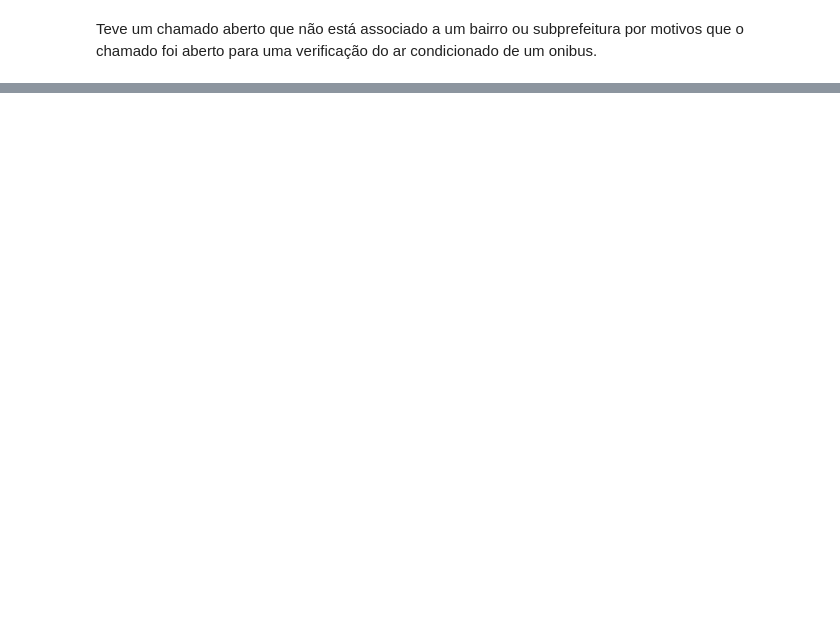
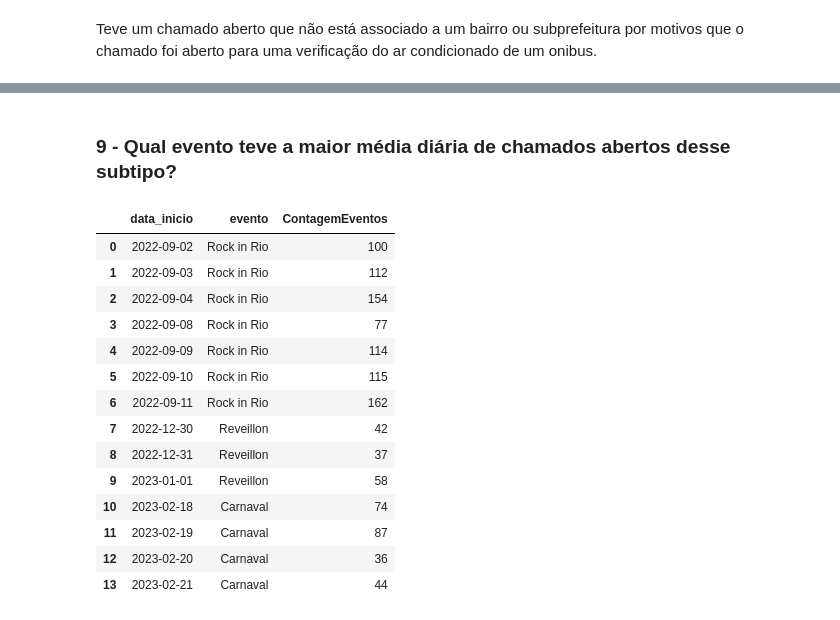
Before and after one commit to ThiagoPyC/emd-desafio-junior-data-scientist, a Jupyter notebook: analise_python.ipynb, the cells around one changed output, grey strips where cells are left out. Saved outputs shown, nothing was run; the diff lists cells and outputs as text; code cells hidden in the pictures; blank space fills up the shorter version.

```diff
--- a/analise_python.ipynb
+++ b/analise_python.ipynb
@@ -194,0 +266,2 @@ df_chamado1746.loc[df_join['tipo'] == "Ônibus"]
+# %% [markdown]
+### 9 - Qual evento teve a maior média diária de chamados abertos desse subtipo?
@@ -194,0 +270,19 @@ df_chamado1746.loc[df_join['tipo'] == "Ônibus"]
+# %%
+size_eventos = eventos_pertubacao.groupby(['data_inicio', 'evento']).size().reset_index(name='ContagemEventos')
+size_eventos
+# %% [output]
+|  | data_inicio | evento | ContagemEventos |
+| 0 | 2022-09-02 | Rock in Rio | 100 |
+| 1 | 2022-09-03 | Rock in Rio | 112 |
+| 2 | 2022-09-04 | Rock in Rio | 154 |
+| 3 | 2022-09-08 | Rock in Rio | 77 |
+| 4 | 2022-09-09 | Rock in Rio | 114 |
+| 5 | 2022-09-10 | Rock in Rio | 115 |
+| 6 | 2022-09-11 | Rock in Rio | 162 |
+| 7 | 2022-12-30 | Reveillon | 42 |
+| 8 | 2022-12-31 | Reveillon | 37 |
+| 9 | 2023-01-01 | Reveillon | 58 |
+| 10 | 2023-02-18 | Carnaval | 74 |
+| 11 | 2023-02-19 | Carnaval | 87 |
+| 12 | 2023-02-20 | Carnaval | 36 |
+| 13 | 2023-02-21 | Carnaval | 44 |
```
Also changed, not shown: parts of 37 cells of this notebook.
